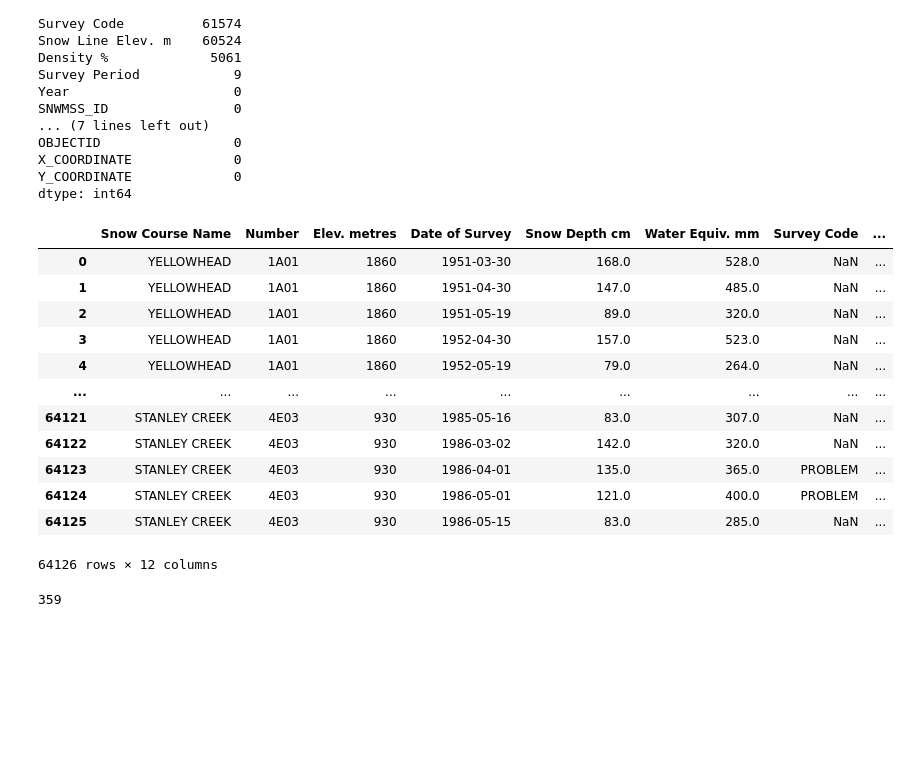
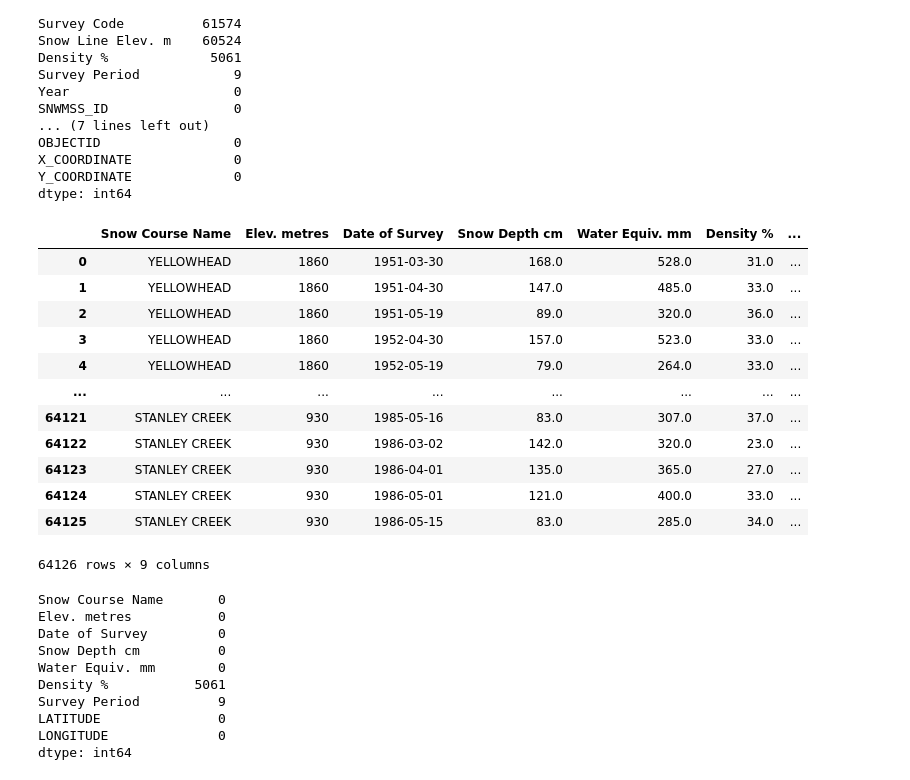
Before and after one commit to Oliver2552/Snow_Depth_Patterns_BC, a Jupyter notebook: src/snow_survey_EDA.ipynb, the cells around one changed output. Cells and saved outputs as stored; diff of their text form; code cells hidden in the pictures; blank space fills up the shorter version.

```diff
--- a/src/snow_survey_EDA.ipynb
+++ b/src/snow_survey_EDA.ipynb
@@ -574,24 +574,34 @@ X_COORDINATE             0
 Y_COORDINATE             0
 dtype: int64
 # %%
-snow_survey_df4 = snow_survey_df3.drop(columns=['LCTN_ID', 'LCTN_NM', 'ELEVATION', 'STATUS', 'SHAPE', 'OBJECTID', 'X_COORDINATE', 'Y_COORDINATE', 'SNWMSS_ID', 'Year'])
+snow_survey_df4 = snow_survey_df3.drop(columns=['LCTN_ID', 'LCTN_NM', 'ELEVATION', 'STATUS', 'SHAPE', 'OBJECTID', 'X_COORDINATE', 'Y_COORDINATE', 'SNWMSS_ID', 'Year', 'Number', 'Survey Code', 'Snow Line Elev. m'])
 snow_survey_df4
 # %% [output]
-|  | Snow Course Name | Number | Elev. metres | Date of Survey | Snow Depth cm | Water Equiv. mm | Survey Code | ... |
-| 0 | YELLOWHEAD | 1A01 | 1860 | 1951-03-30 | 168.0 | 528.0 | NaN | ... |
-| 1 | YELLOWHEAD | 1A01 | 1860 | 1951-04-30 | 147.0 | 485.0 | NaN | ... |
-| 2 | YELLOWHEAD | 1A01 | 1860 | 1951-05-19 | 89.0 | 320.0 | NaN | ... |
-| 3 | YELLOWHEAD | 1A01 | 1860 | 1952-04-30 | 157.0 | 523.0 | NaN | ... |
-| 4 | YELLOWHEAD | 1A01 | 1860 | 1952-05-19 | 79.0 | 264.0 | NaN | ... |
-| ... | ... | ... | ... | ... | ... | ... | ... | ... |
-| 64121 | STANLEY CREEK | 4E03 | 930 | 1985-05-16 | 83.0 | 307.0 | NaN | ... |
-| 64122 | STANLEY CREEK | 4E03 | 930 | 1986-03-02 | 142.0 | 320.0 | NaN | ... |
-| 64123 | STANLEY CREEK | 4E03 | 930 | 1986-04-01 | 135.0 | 365.0 | PROBLEM | ... |
-| 64124 | STANLEY CREEK | 4E03 | 930 | 1986-05-01 | 121.0 | 400.0 | PROBLEM | ... |
-| 64125 | STANLEY CREEK | 4E03 | 930 | 1986-05-15 | 83.0 | 285.0 | NaN | ... |
+|  | Snow Course Name | Elev. metres | Date of Survey | Snow Depth cm | Water Equiv. mm | Density % | ... |
+| 0 | YELLOWHEAD | 1860 | 1951-03-30 | 168.0 | 528.0 | 31.0 | ... |
+| 1 | YELLOWHEAD | 1860 | 1951-04-30 | 147.0 | 485.0 | 33.0 | ... |
+| 2 | YELLOWHEAD | 1860 | 1951-05-19 | 89.0 | 320.0 | 36.0 | ... |
+| 3 | YELLOWHEAD | 1860 | 1952-04-30 | 157.0 | 523.0 | 33.0 | ... |
+| 4 | YELLOWHEAD | 1860 | 1952-05-19 | 79.0 | 264.0 | 33.0 | ... |
+| ... | ... | ... | ... | ... | ... | ... | ... |
+| 64121 | STANLEY CREEK | 930 | 1985-05-16 | 83.0 | 307.0 | 37.0 | ... |
+| 64122 | STANLEY CREEK | 930 | 1986-03-02 | 142.0 | 320.0 | 23.0 | ... |
+| 64123 | STANLEY CREEK | 930 | 1986-04-01 | 135.0 | 365.0 | 27.0 | ... |
+| 64124 | STANLEY CREEK | 930 | 1986-05-01 | 121.0 | 400.0 | 33.0 | ... |
+| 64125 | STANLEY CREEK | 930 | 1986-05-15 | 83.0 | 285.0 | 34.0 | ... |
-64126 rows × 12 columns
+64126 rows × 9 columns
-# %%
-unique_snowcourses2 = snow_survey_df4['Snow Course Name'].unique()
-len(unique_snowcourses2)
-# %% [output]
-359
+# %%
+snow_survey_df4.isna().sum()
+
+# we have 5061 NaN density values
+# %% [output]
+Snow Course Name       0
+Elev. metres           0
+Date of Survey         0
+Snow Depth cm          0
+Water Equiv. mm        0
+Density %           5061
+Survey Period          9
+LATITUDE               0
+LONGITUDE              0
+dtype: int64
```
Also changed, not shown: parts of 7 cells of this notebook, 2 other files.
